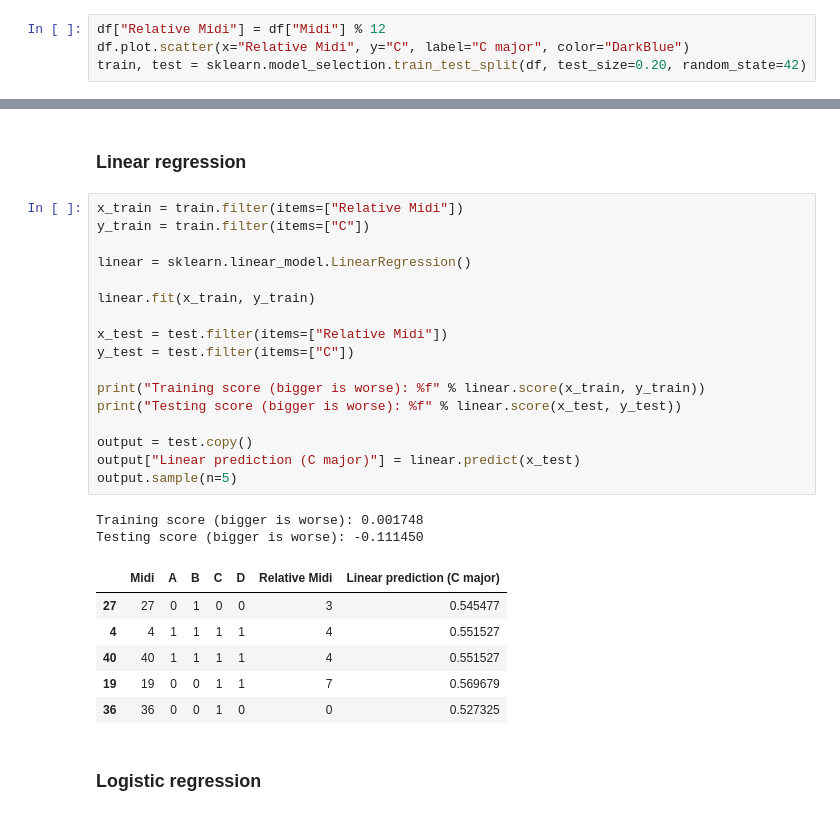
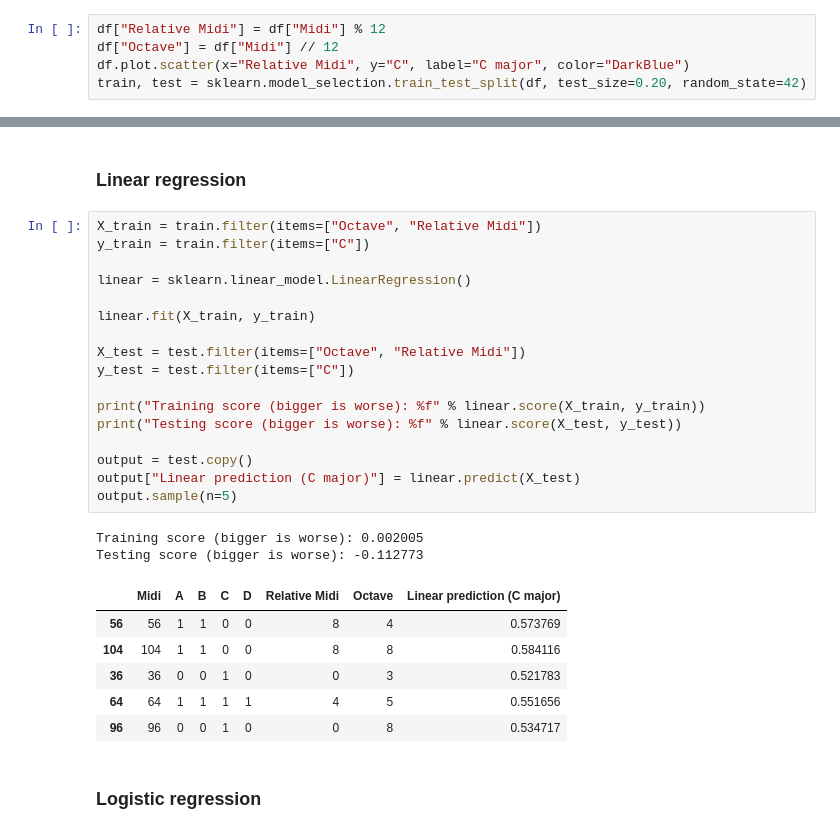
Before and after one commit to ctford/old-town-code, a Jupyter notebook: old-town-code.ipynb, the cells around one changed output, grey strips where cells are left out. Drawn from its saved outputs; the diff is of its cells as text.

Commit message:
Use both octave and relative midi.

```diff
--- a/old-town-code.ipynb
+++ b/old-town-code.ipynb
@@ -88,6 +88,7 @@ Testing accuracy: 69%
 ### Encoding
 # %%
 df["Relative Midi"] = df["Midi"] % 12
+df["Octave"] = df["Midi"] // 12
 df.plot.scatter(x="Relative Midi", y="C", label="C major", color="DarkBlue")
 train, test = sklearn.model_selection.train_test_split(df, test_size=0.20, random_state=42)
 # %% [output]
@@ -95,31 +96,31 @@ train, test = sklearn.model_selection.train_test_split(df, test_size=0.20, rando
 # %% [markdown]
 ### Linear regression
 # %%
-x_train = train.filter(items=["Relative Midi"])
+X_train = train.filter(items=["Octave", "Relative Midi"])
 y_train = train.filter(items=["C"])
 
 linear = sklearn.linear_model.LinearRegression()
 
-linear.fit(x_train, y_train)
+linear.fit(X_train, y_train)
 
-x_test = test.filter(items=["Relative Midi"])
+X_test = test.filter(items=["Octave", "Relative Midi"])
 y_test = test.filter(items=["C"])
 
-print("Training score (bigger is worse): %f" % linear.score(x_train, y_train))
-print("Testing score (bigger is worse): %f" % linear.score(x_test, y_test))
+print("Training score (bigger is worse): %f" % linear.score(X_train, y_train))
+print("Testing score (bigger is worse): %f" % linear.score(X_test, y_test))
 
 output = test.copy()
-output["Linear prediction (C major)"] = linear.predict(x_test)
+output["Linear prediction (C major)"] = linear.predict(X_test)
 output.sample(n=5)
 # %% [output]
-Training score (bigger is worse): 0.001748
-Testing score (bigger is worse): -0.111450
+Training score (bigger is worse): 0.002005
+Testing score (bigger is worse): -0.112773
-|  | Midi | A | B | C | D | Relative Midi | Linear prediction (C major) |
-| 27 | 27 | 0 | 1 | 0 | 0 | 3 | 0.545477 |
-| 4 | 4 | 1 | 1 | 1 | 1 | 4 | 0.551527 |
-| 40 | 40 | 1 | 1 | 1 | 1 | 4 | 0.551527 |
-| 19 | 19 | 0 | 0 | 1 | 1 | 7 | 0.569679 |
-| 36 | 36 | 0 | 0 | 1 | 0 | 0 | 0.527325 |
+|  | Midi | A | B | C | D | Relative Midi | Octave | Linear prediction (C major) |
+| 56 | 56 | 1 | 1 | 0 | 0 | 8 | 4 | 0.573769 |
+| 104 | 104 | 1 | 1 | 0 | 0 | 8 | 8 | 0.584116 |
+| 36 | 36 | 0 | 0 | 1 | 0 | 0 | 3 | 0.521783 |
+| 64 | 64 | 1 | 1 | 1 | 1 | 4 | 5 | 0.551656 |
+| 96 | 96 | 0 | 0 | 1 | 0 | 0 | 8 | 0.534717 |
 # %% [markdown]
 ### Logistic regression
 # %%
```
Also changed, not shown: parts of 3 cells of this notebook.
